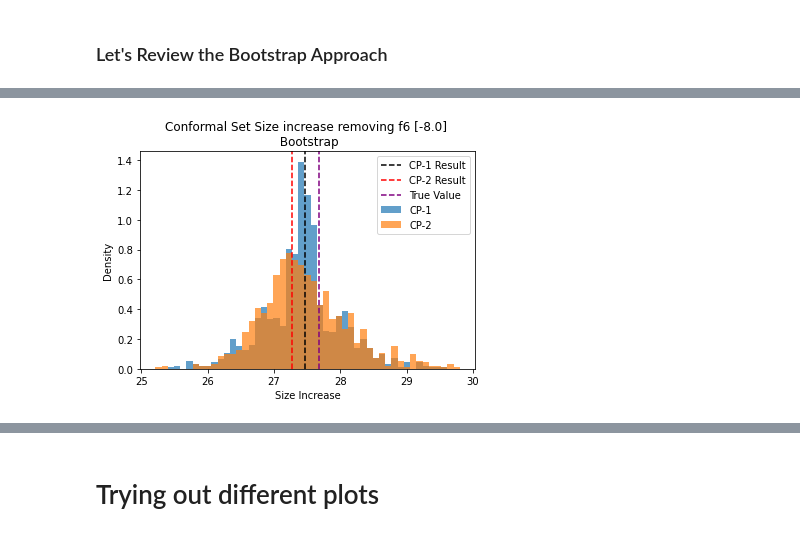
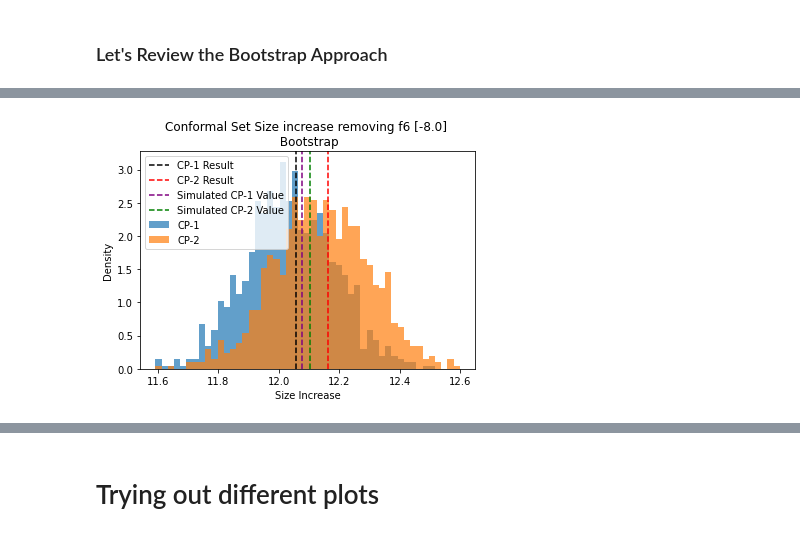
Before and after one commit to JuanMataNaranjo/Explain_Conformal, a Jupyter notebook: linear_data.ipynb, the cells around one changed output, grey strips where cells are left out. Saved outputs shown, nothing was run; the diff lists cells and outputs as text; code cells hidden in the pictures.

```diff
--- a/linear_data.ipynb
+++ b/linear_data.ipynb
@@ -1241,10 +1280,6 @@ for j, variable in enumerate(lineardata.calib_data_X.columns):
 from sklearn.svm import SVR
 
 weights=np.array([8, 4, 0.1, -0.1, 8, -8, -4, -3, 1, 5])
-
-num_samples = 10000
-mu = np.array([0, 0, 0, 0, 0, 0, 0, 0, 0, 0])
-cov_matrix = np.eye(N=10)
 
 plot = None
 B = 1000
@@ -1252,7 +1287,7 @@ model = LinearRegression()
 conformal_type = SplitConformal
 alpha = 0.05
 
-lineardatacorr = LinearDataCorrelated(n=num_samples, mu=mu, cov_matrix=cov_matrix, std=1, weights=weights)
+lineardatacorr = LinearData(n=10000, weights=weights)
 lineardatacorr.X_y_split(y='Y')
 
 boot_cov = []
@@ -1381,6 +1416,21 @@ for i in range(B):
 
         boot_cov_1[variable].extend([cov_j_1])
         boot_size_1[variable].extend([size_j_1])
+
+with open('data_results/Linear_Regression/boot_linear_split_size_full.json', 'w') as fp:
+    json.dump(boot_size, fp)
+
+with open('data_results/Linear_Regression/boot_linear_split_train_once_size.json', 'w') as fp:
+    json.dump(boot_size_1, fp)
+
+with open('data_results/Linear_Regression/boot_linear_split_train_twice_size.json', 'w') as fp:
+    json.dump(boot_size_2, fp)
+
+with open('data_results/Linear_Regression/boot_linear_split_train_twice_var_1_j.json', 'w') as fp:
+    json.dump(vars_j_1, fp)
+
+with open('data_results/Linear_Regression/boot_linear_split_train_twice_var_2_j.json', 'w') as fp:
+    json.dump(vars_j_2, fp)
 # %% [output]
 0
 50
@@ -1403,6 +1453,24 @@ for i in range(B):
 900
 950
 # %%
+# f = open('data_results/Linear_Regression/linear_split_size_full.json')
+# boot_size = json.load(f)
+
+# f = open('data_results/Linear_Regression/linear_split_train_once_size.json')
+# boot_size_1 = json.load(f)
+
+# f = open('data_results/Linear_Regression/linear_split_train_twice_size.json')
+# boot_size_1 = json.load(f)
+
+f = open('data_results/Linear_Regression/linear_split_size_full.json')
+sim_size = json.load(f)
+
+f = open('data_results/Linear_Regression/linear_split_train_once_size.json')
+sim_size_1 = json.load(f)
+
+f = open('data_results/Linear_Regression/linear_split_train_twice_size.json')
+sim_size_2 = json.load(f)
+
 for i, variable in enumerate(lineardatacorr.calib_data_X.columns):
 
     data_1 = np.array(boot_size_1[variable]) - np.array(boot_size)
@@ -1419,8 +1487,10 @@ for i, variable in enumerate(lineardatacorr.calib_data_X.columns):
     plt.hist(data_2, bins=bins, alpha=0.7, density=True, label='CP-2')
     plt.axvline(x=vars_j_1[i], color='black', linestyle='--', label='CP-1 Result')
     plt.axvline(x=vars_j_2[i], color='red', linestyle='--', label='CP-2 Result')
-    plt.axvline(x=foldnorm.ppf(q = 0.95, c = 0, scale = np.sqrt(weights[i]**2 + 1))*2-foldnorm.ppf(q = 0.95, c = 0, scale = 1)*2,
-                color='purple', linestyle='--', label='True Value')
+    plt.axvline(x=np.array(sim_size_1[variable]).mean() - np.array(sim_size).mean(),
+                color='purple', linestyle='--', label='Simulated CP-1 Value')
+    plt.axvline(x=np.array(sim_size_2[variable]).mean() - np.array(sim_size).mean(),
+                color='green', linestyle='--', label='Simulated CP-2 Value')
     plt.title('Conformal Set Size increase removing ' + variable + ' [' + str(weights[i]) + '] \n Bootstrap')
     plt.xlabel('Size Increase')
     plt.ylabel('Density')
@@ -1436 +1506 @@ for i, variable in enumerate(lineardatacorr.calib_data_X.columns):
-[figure, old version]
+[figure, new version]
```
Also changed, not shown: parts of 21 cells of this notebook, 8 other files.
